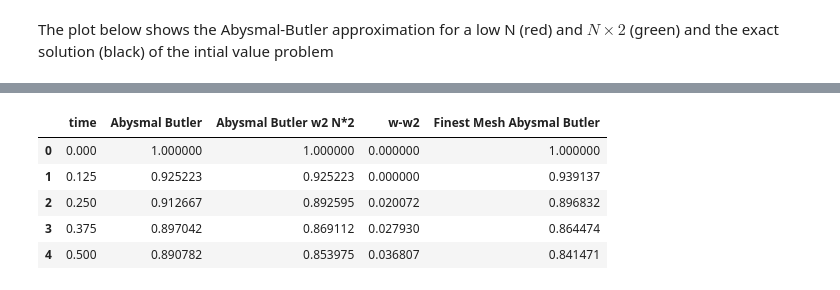
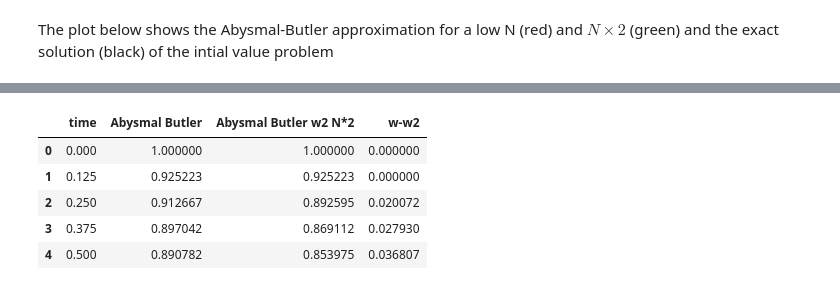
Before and after one commit to john-s-butler-dit/Numerical-Analysis-Python, a Jupyter notebook: Chapter 05 - IVP Consistent Convergence Stability/02_Convergent.ipynb, the cells around one changed output, grey strips where cells are left out. Saved outputs shown, nothing was run; the diff lists cells and outputs as text; code cells hidden in the pictures.

```diff
--- a/Chapter 05 - IVP Consistent Convergence Stability/02_Convergent.ipynb
+++ b/Chapter 05 - IVP Consistent Convergence Stability/02_Convergent.ipynb
@@ -169,12 +171,12 @@ $$ |y_i-w_i| \not= 0$$.
 # %%
 d = {'time': t[0:5], 'Abysmal Butler': w[0:5],'Abysmal Butler w2 N*2': w2[0:10:2],
-     'w-w2':np.abs(w[0:5]-w2[0:10:2]),'Finest Mesh Abysmal Butler': wE[0:40:8]}
+     'w-w2':np.abs(w[0:5]-w2[0:10:2])}
 df = pd.DataFrame(data=d)
 df
 # %% [output]
-|  | time | Abysmal Butler | Abysmal Butler w2 N*2 | w-w2 | Finest Mesh Abysmal Butler |
-| 0 | 0.000 | 1.000000 | 1.000000 | 0.000000 | 1.000000 |
-| 1 | 0.125 | 0.925223 | 0.925223 | 0.000000 | 0.939137 |
-| 2 | 0.250 | 0.912667 | 0.892595 | 0.020072 | 0.896832 |
-| 3 | 0.375 | 0.897042 | 0.869112 | 0.027930 | 0.864474 |
-| 4 | 0.500 | 0.890782 | 0.853975 | 0.036807 | 0.841471 |
+|  | time | Abysmal Butler | Abysmal Butler w2 N*2 | w-w2 |
+| 0 | 0.000 | 1.000000 | 1.000000 | 0.000000 |
+| 1 | 0.125 | 0.925223 | 0.925223 | 0.000000 |
+| 2 | 0.250 | 0.912667 | 0.892595 | 0.020072 |
+| 3 | 0.375 | 0.897042 | 0.869112 | 0.027930 |
+| 4 | 0.500 | 0.890782 | 0.853975 | 0.036807 |
```
Also changed, not shown: parts of 10 cells of this notebook, 4 other files.
